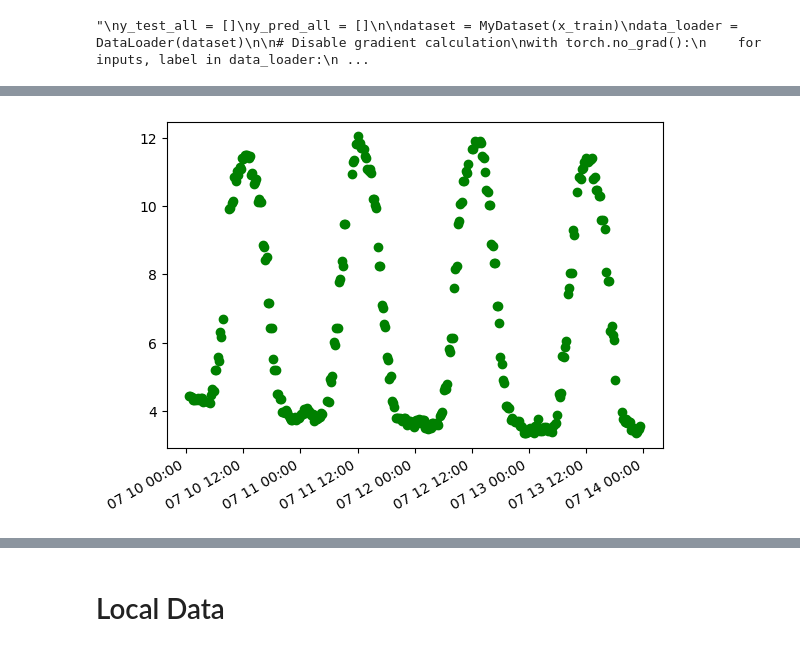
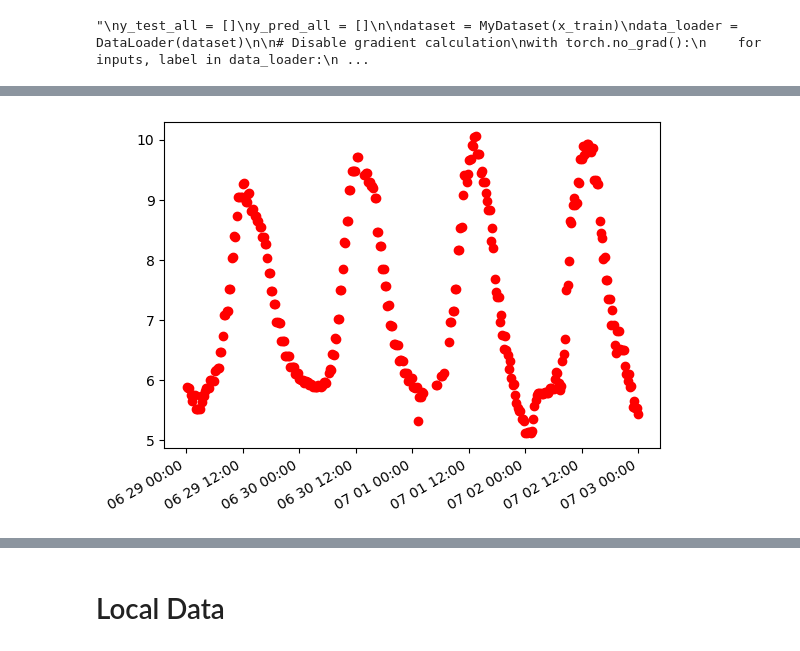
Before and after one commit to NawidT/morefish-ml, a Jupyter notebook: training/do_training.ipynb, the cells around one changed output, grey strips where cells are left out. Saved outputs shown, nothing was run; the diff lists cells and outputs as text; code cells hidden in the pictures.

```diff
--- a/training/do_training.ipynb
+++ b/training/do_training.ipynb
@@ -24,8 +24,8 @@ from sklearn.pipeline import make_pipeline
 # %% [markdown]
 # Grab Dataset
 # %%
-ysi = pd.read_csv("../datasets/ysi_dataset.csv")
-weather = pd.read_csv("../datasets/weather_dataset.csv")
+ysi = pd.read_csv("../datasets/Colorado/ysi_dataset.csv")
+weather = pd.read_csv("../datasets/Colorado/weather_dataset.csv")
 # convert to date time and round ysi to nearest 15 mins
 ysi['datetime'] = pd.to_datetime(ysi['datetime']).dt.round('15min')
 weather['datetime'] = pd.to_datetime(weather['datetime'])
@@ -195,20 +364,6 @@ print("------------ Random Forest Results ------------")
 rf_regressor = make_pipeline(preprocessing.SplineTransformer(), RandomForestRegressor(n_estimators=24, max_depth=20))
 rf_regressor.fit(X_train, y_train)
 y_pred = rf_regressor.predict(X_test)
-stats(y_pred, y_test)
-
-print("------------ Poly Regression Results ------------")
-from sklearn.preprocessing import PolynomialFeatures
-from sklearn.linear_model import LinearRegression
-
-poly_features = PolynomialFeatures(degree=5, include_bias=True)
-X_train_poly = poly_features.fit_transform(X_train)
-X_test_poly = poly_features.transform(X_test)
-# Initialize and fit the linear regression model
-poly_reg = LinearRegression()
-poly_reg.fit(X_train_poly, y_train)
-# Predict the target variable for training and test sets
-y_pred = poly_reg.predict(X_test_poly)
 stats(y_pred, y_test)
 
 print("------------ Decision Tree Results ------------")
@@ -384,9 +546,9 @@ import json
 import io
 
 # Save the trained model
-model_filename = './weights/do_rbf_nusvm_depthHour.pkl'
+model_filename = './weights/do_svm_weighted.pkl'
 with open(model_filename, 'wb') as file:
-    pickle.dump(clf_rbf_nusvm, file)
+    pickle.dump(svm_weighted, file)
 
 # Load the saved model
 with open(model_filename, 'rb') as file:
@@ -459,13 +621,13 @@ df.rename(columns={'datetime_x': 'datetime', 'diffuse_radiation (W/m²)': 'light
 # drop all NaN values inside diffuse radiation
 df = df.dropna(subset=['light'])
 # %%
-# df.rename(columns={'temperature': 'temperature_oc', 'light': 'global_light_energy_w_m2', 'humid': 'humid_rh', 'airtemp': 'airtemp_oc'}, inplace=True)
+df.rename(columns={'temperature': 'temperature_oc', 'light': 'global_light_energy_w_m2', 'humid': 'humid_rh', 'airtemp': 'airtemp_oc'}, inplace=True)
 
 x_train = pd.DataFrame()
 df['depth'] = 1.2192
 df['hour'] = pd.to_datetime(df['datetime']).dt.hour
-df.loc[df['hour'] <= 12, 'hour'] = 12 - df.loc[df['hour'] <= 12, 'hour']
-df.loc[df['hour'] > 12, 'hour'] = df.loc[df['hour'] > 12, 'hour'] - 12
+#df.loc[df['hour'] <= 12, 'hour'] = 12 - df.loc[df['hour'] <= 12, 'hour']
+#df.loc[df['hour'] > 12, 'hour'] = df.loc[df['hour'] > 12, 'hour'] - 12
 x_train = df[['global_light_energy_w_m2', 'ph', 'temperature_oc', 'humid_rh', 'airtemp_oc','depth', 'hour']]
 
 # test the neural net model and store its result in the pandas df
@@ -496,21 +668,18 @@ df['DeepNN'] = y_pred_all
 # %%
 import matplotlib.pyplot as plt
 from matplotlib.dates import DateFormatter
 
-y_pred = clf_rbf_nusvm.predict(x_train)
-df['SVM'] = y_pred
+fig, ax = plt.subplots()
+bet = df.loc[df['datetime'].between('2023-06-29', '2023-07-03')]
 
-fig, ax = plt.subplots()
-bet = df.loc[df['datetime'].between('2023-07-10', '2023-07-14')]
-#ax.plot(bet['datetime'], bet['RF'].astype(float), 'ro')
-#ax.plot(bet['datetime'], bet['QuantileSVM'].astype(float), 'bo')
-ax.plot(bet['datetime'], bet['SVM'].astype(float), 'go')
-
+#ax.plot(bet['datetime'], bet['huber'].astype(float), 'bo')
+ax.plot(bet['datetime'], bet['weighted'].astype(float), 'ro')
+#ax.plot(bet['datetime'], (bet['global_light_energy_w_m2'].astype(float)/65 + 5), 'c')
 myFmt = DateFormatter("%m %d %H:%M")
 ax.xaxis.set_major_formatter(myFmt)
 
 ## Rotate date labels automatically
 fig.autofmt_xdate()
 plt.show()
 # %% [output]
-[figure, old version]
+[figure, new version]
```
Also changed, not shown: parts of 16 cells of this notebook, 8 other files.
